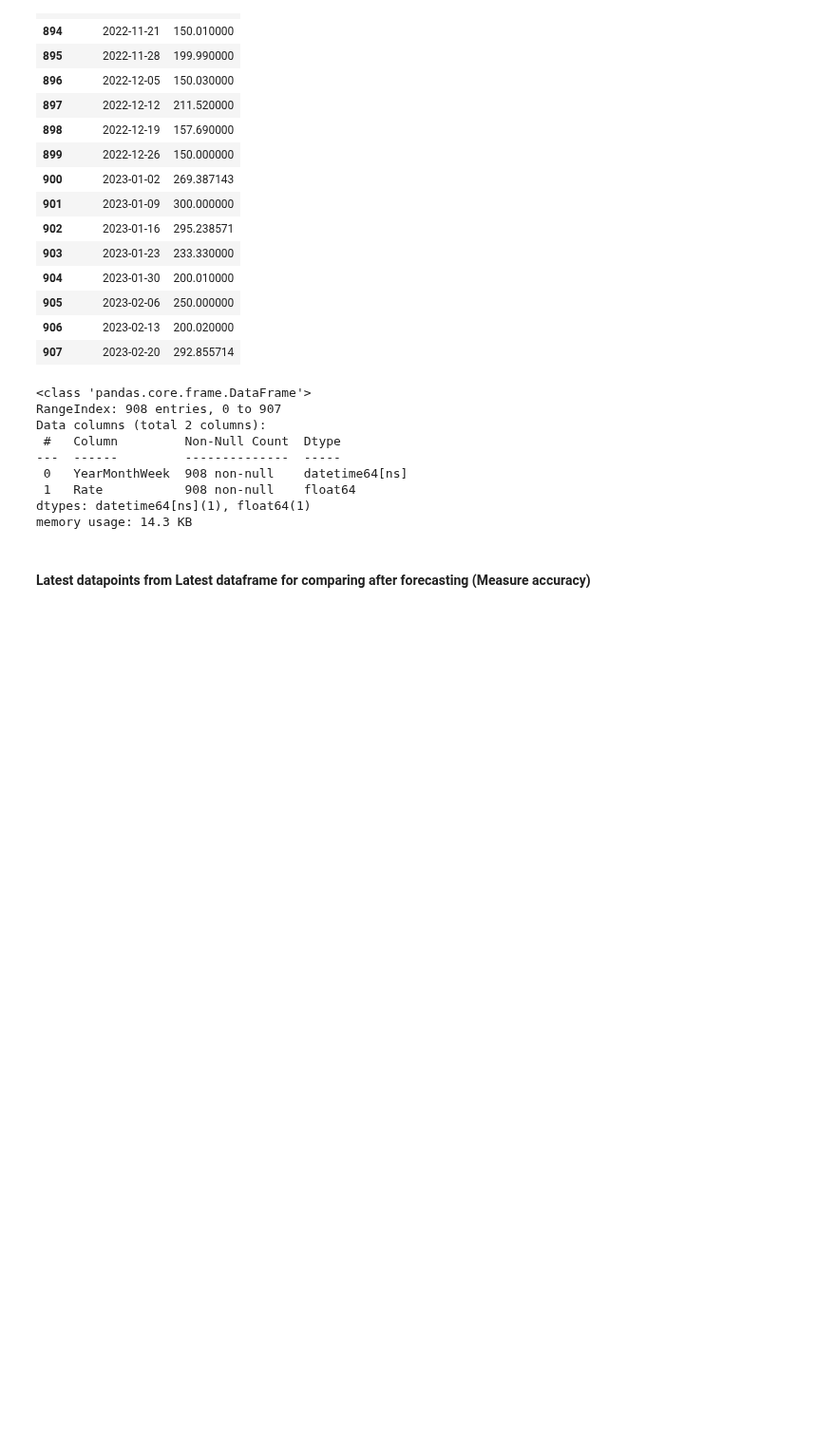
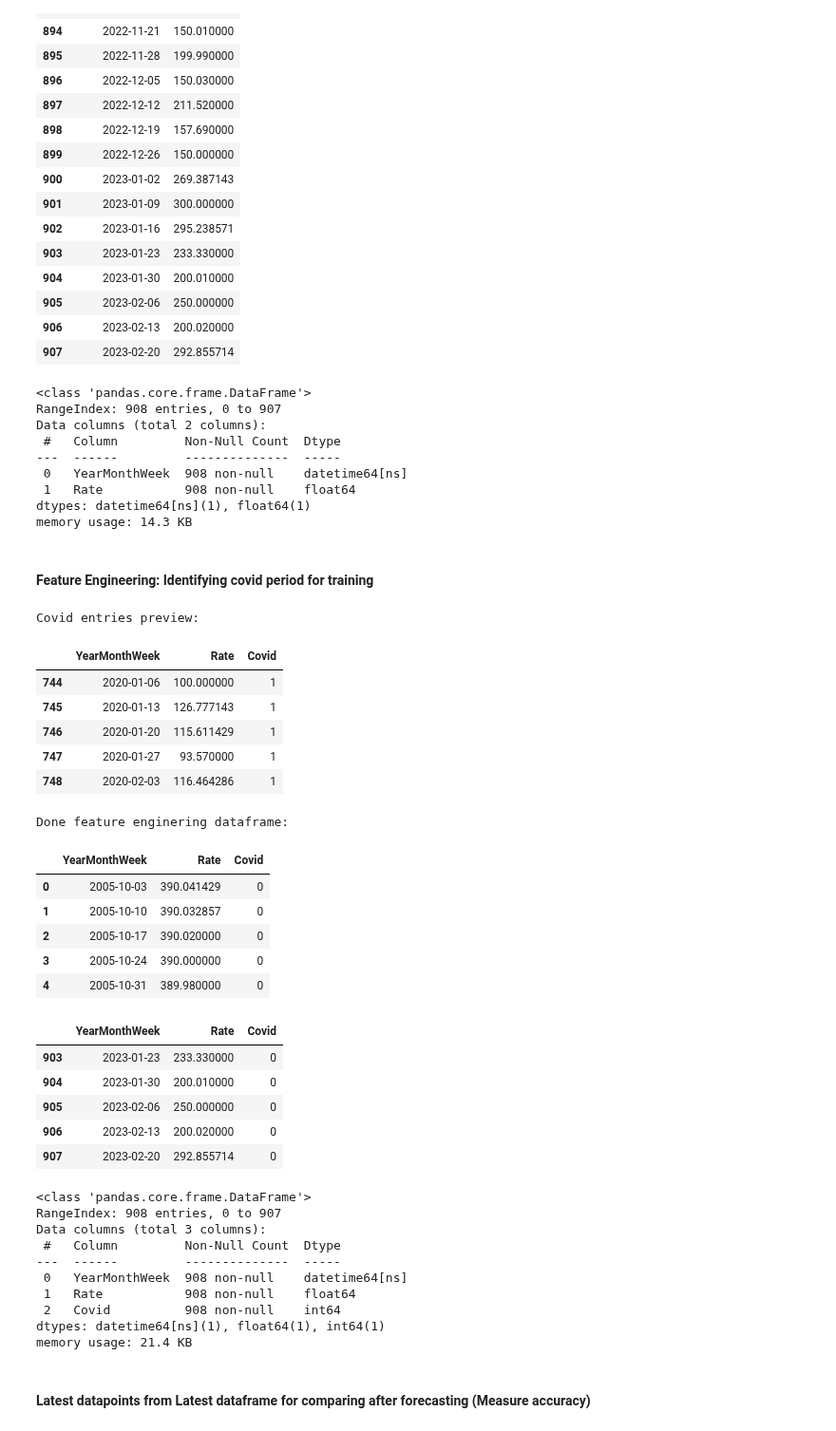
Before and after one commit to aloysiuswjw/Cost-Rate-Analysis, a Jupyter notebook: main_week1_LSTM_FeatureEng.ipynb, the cells around one changed output. Shown at 95% size. Saved outputs shown, nothing was run; the diff lists cells and outputs as text; code cells hidden in the pictures; blank space fills up the shorter version.

```diff
--- a/main_week1_LSTM_FeatureEng.ipynb
+++ b/main_week1_LSTM_FeatureEng.ipynb
@@ -357,6 +357,57 @@ Data columns (total 2 columns):
  1   Rate           908 non-null    float64
 dtypes: datetime64[ns](1), float64(1)
 memory usage: 14.3 KB
+# %% [markdown]
+<h4>Feature Engineering: Identifying covid period for training</h4>
+# %%
+# Dataframe for LSTM2
+agg_df = agg_df[['YearMonthWeek','Rate']].copy()
+
+# Create a new column indicating whether each month is affected by COVID-19
+agg_df['Covid'] = 0
+agg_df.loc[(agg_df['YearMonthWeek'] >= '2020-01') & (agg_df['YearMonthWeek'] <= '2023-01'), 'Covid'] = 1
+
+# Just to preview entries that is marked as covid:
+agg_df_covid = agg_df[agg_df['Covid'] == 1]
+print("Covid entries preview:")
+agg_df_covid.head()
+print("\n")
+
+print("Done feature enginering dataframe:")
+agg_df.head()
+agg_df.tail()
+agg_df.info()
+# %% [output]
+Covid entries preview:
+|  | YearMonthWeek | Rate | Covid |
+| 744 | 2020-01-06 | 100.000000 | 1 |
+| 745 | 2020-01-13 | 126.777143 | 1 |
+| 746 | 2020-01-20 | 115.611429 | 1 |
+| 747 | 2020-01-27 | 93.570000 | 1 |
+| 748 | 2020-02-03 | 116.464286 | 1 |
+Done feature enginering dataframe:
+|  | YearMonthWeek | Rate | Covid |
+| 0 | 2005-10-03 | 390.041429 | 0 |
+| 1 | 2005-10-10 | 390.032857 | 0 |
+| 2 | 2005-10-17 | 390.020000 | 0 |
+| 3 | 2005-10-24 | 390.000000 | 0 |
+| 4 | 2005-10-31 | 389.980000 | 0 |
+|  | YearMonthWeek | Rate | Covid |
+| 903 | 2023-01-23 | 233.330000 | 0 |
+| 904 | 2023-01-30 | 200.010000 | 0 |
+| 905 | 2023-02-06 | 250.000000 | 0 |
+| 906 | 2023-02-13 | 200.020000 | 0 |
+| 907 | 2023-02-20 | 292.855714 | 0 |
+<class 'pandas.core.frame.DataFrame'>
+RangeIndex: 908 entries, 0 to 907
+Data columns (total 3 columns):
+ #   Column         Non-Null Count  Dtype
+---  ------         --------------  -----
+ 0   YearMonthWeek  908 non-null    datetime64[ns]
+ 1   Rate           908 non-null    float64
+ 2   Covid          908 non-null    int64
+dtypes: datetime64[ns](1), float64(1), int64(1)
+memory usage: 21.4 KB
 # %% [markdown]
 <h4>Latest datapoints from Latest dataframe for comparing after forecasting (Measure accuracy)</h4>
 # %%
```
Also changed, not shown: parts of 7 cells of this notebook.
